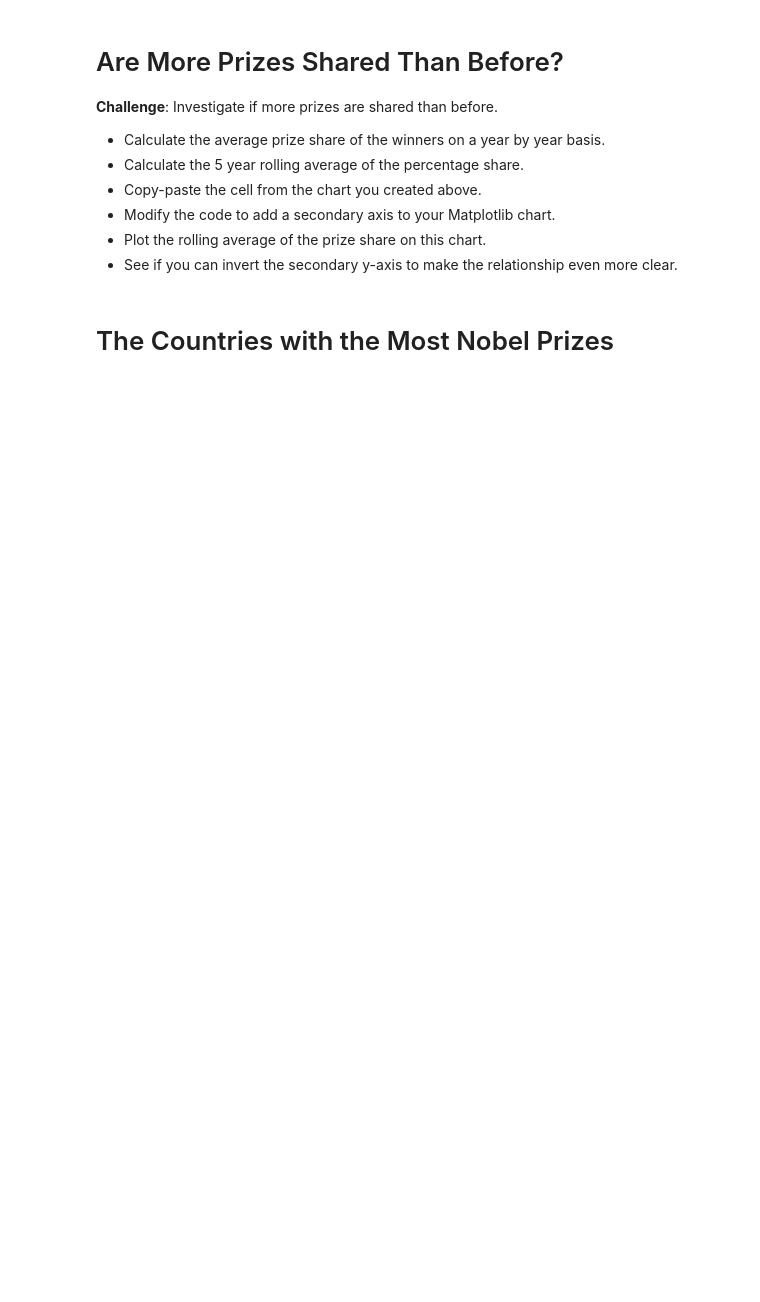
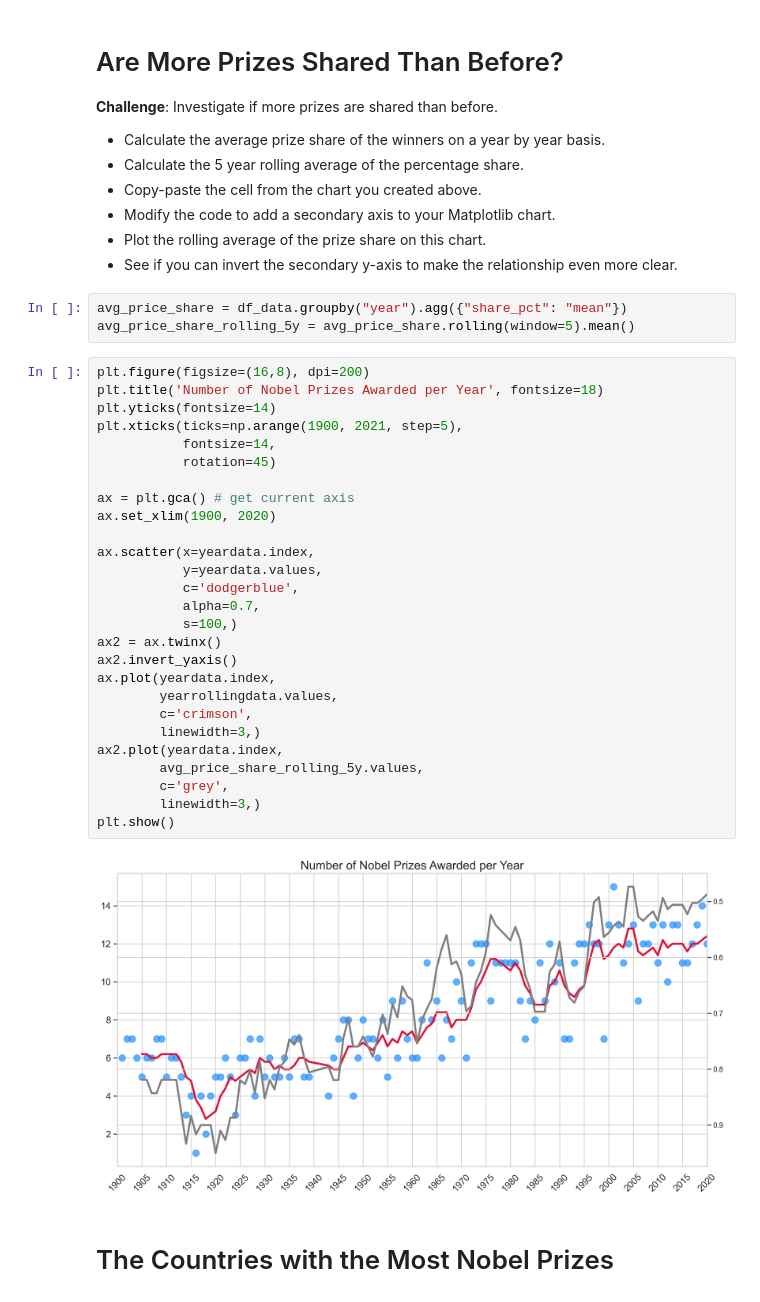
Before and after one commit to staixo/Python100day, a Jupyter notebook: Advanced/Datascience/Nobel/Nobel_Prize_Analysis.ipynb, the cells around one changed output. Cells and saved outputs as stored; diff of their text form; blank space fills up the shorter version.

```diff
--- a/Advanced/Datascience/Nobel/Nobel_Prize_Analysis.ipynb
+++ b/Advanced/Datascience/Nobel/Nobel_Prize_Analysis.ipynb
@@ -272,6 +356,38 @@ df_data[df_data.sex == "Female"].sort_values("year").head(3)
 * Modify the code to add a secondary axis to your Matplotlib chart.
 * Plot the rolling average of the prize share on this chart.
 * See if you can invert the secondary y-axis to make the relationship even more clear.
+# %%
+avg_price_share = df_data.groupby("year").agg({"share_pct": "mean"})
+avg_price_share_rolling_5y = avg_price_share.rolling(window=5).mean()
+# %%
+plt.figure(figsize=(16,8), dpi=200)
+plt.title('Number of Nobel Prizes Awarded per Year', fontsize=18)
+plt.yticks(fontsize=14)
+plt.xticks(ticks=np.arange(1900, 2021, step=5),
+           fontsize=14,
+           rotation=45)
+
+ax = plt.gca() # get current axis
+ax.set_xlim(1900, 2020)
+
+ax.scatter(x=yeardata.index,
+           y=yeardata.values,
+           c='dodgerblue',
+           alpha=0.7,
+           s=100,)
+ax2 = ax.twinx()
+ax2.invert_yaxis()
+ax.plot(yeardata.index,
+        yearrollingdata.values,
+        c='crimson',
+        linewidth=3,)
+ax2.plot(yeardata.index,
+        avg_price_share_rolling_5y.values,
+        c='grey',
+        linewidth=3,)
+plt.show()
+# %% [output]
+[figure, added]
 # %% [markdown]
 # The Countries with the Most Nobel Prizes
 # %% [markdown]
```
Also changed, not shown: parts of 31 cells of this notebook.
